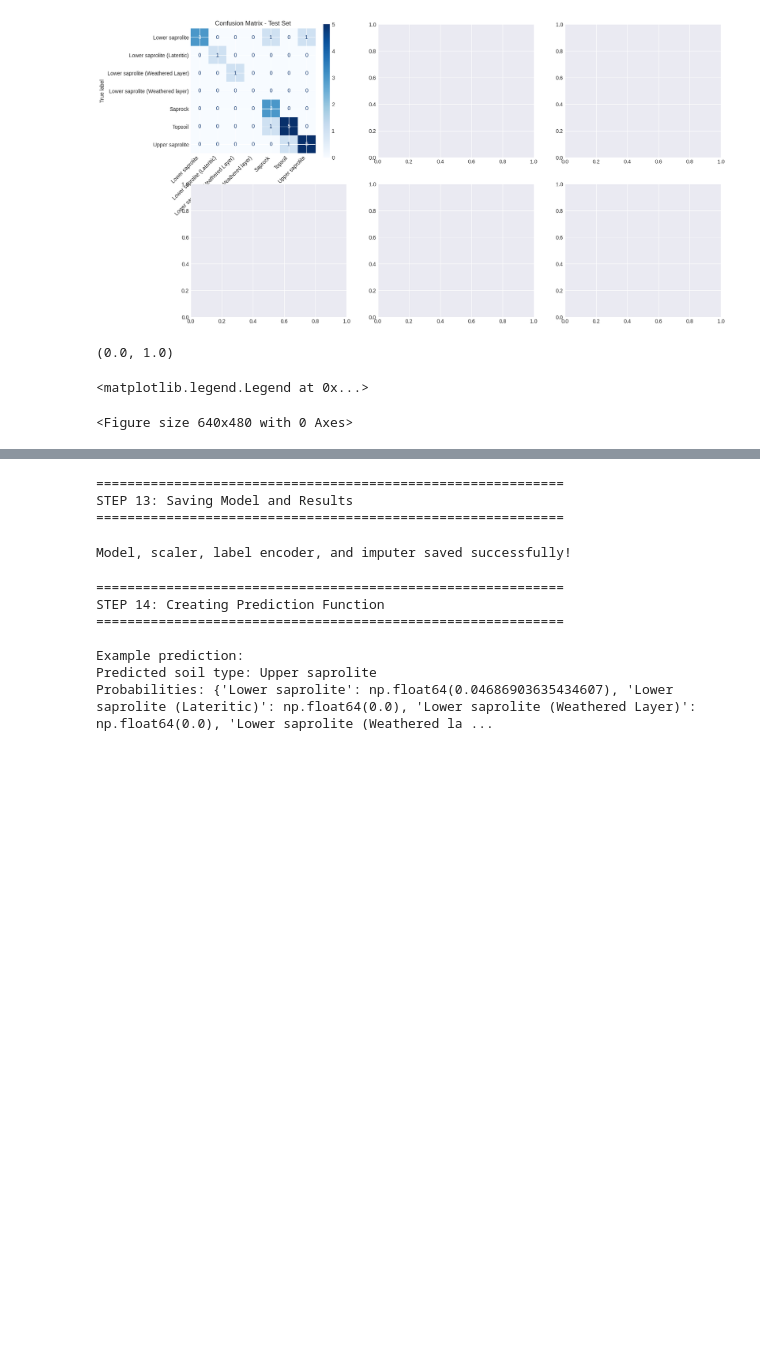
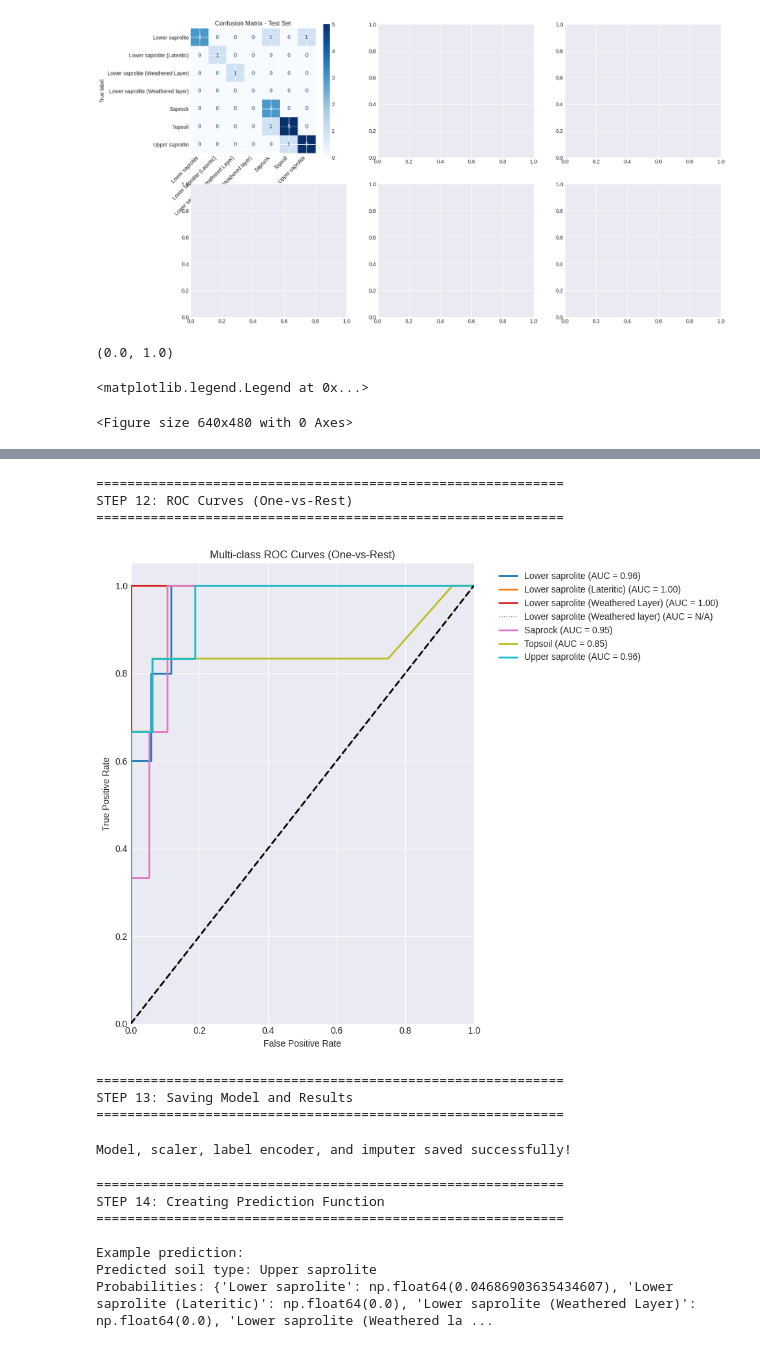
Before and after one commit to SakaSaheed/AI-ML-Project, a Jupyter notebook: Prof_Igboama_VES.ipynb, the cells around one changed output, grey strips where cells are left out. Saved outputs shown, nothing was run; the diff lists cells and outputs as text; code cells hidden in the pictures; blank space fills up the shorter version.

```diff
--- a/Prof_Igboama_VES.ipynb
+++ b/Prof_Igboama_VES.ipynb
@@ -765,3 +711,76 @@ STEP 12: ROC Curves (One-vs-Rest)
+# %%
+import numpy as np
+from sklearn.preprocessing import label_binarize
+from sklearn.metrics import roc_curve, auc
+import matplotlib.pyplot as plt
+
+# ============================================
+# STEP 12: ROC CURVES (for multi-class)
+# ============================================
+print("\n" + "="*60)
+print("STEP 12: ROC Curves (One-vs-Rest)")
+print("="*60)
+
+# Use the classes the RandomForestClassifier was trained on as the reference for ROC curves.
+# This ensures alignment with the columns of y_pred_proba.
+roc_plot_classes = rf_model.classes_
+n_classes_for_roc = len(roc_plot_classes)
+
+# Binarize the true labels for ROC curves, explicitly using the classes from the model
+y_test_bin = label_binarize(y_test, classes=roc_plot_classes)
+
+# Compute ROC curve and ROC area for each class
+fpr = dict()
+tpr = dict()
+roc_auc = dict()
+
+for i in range(n_classes_for_roc):
+    # y_pred_proba's columns are already ordered according to rf_model.classes_ (roc_plot_classes)
+    # So, y_pred_proba[:, i] corresponds to the i-th class in roc_plot_classes.
+    # Check if the current class 'i' has any positive samples in y_test_bin,
+    # or if there are any predicted scores for it, to avoid errors with roc_curve
+    if np.sum(y_test_bin[:, i]) > 0 and np.std(y_pred_proba[:, i]) > 0:
+        fpr[i], tpr[i], _ = roc_curve(y_test_bin[:, i], y_pred_proba[:, i])
+        roc_auc[i] = auc(fpr[i], tpr[i])
+    else:
+        # If no positive samples or constant predictions, set AUC to NaN and plot a diagonal line
+        fpr[i] = [0, 1]
+        tpr[i] = [0, 1]
+        roc_auc[i] = np.nan # Use NaN for AUC if cannot be computed meaningfully
+
+# Plot ROC curves
+plt.figure(figsize=(10, 8))
+colors = plt.cm.tab10(np.linspace(0, 1, n_classes_for_roc))
+
+for i, color in zip(range(n_classes_for_roc), colors):
+    # Get the actual lithology name for the current encoded class
+    class_label = label_encoder.inverse_transform([roc_plot_classes[i]])[0]
+    # Only plot if AUC is not NaN (meaning it was successfully computed)
+    if not np.isnan(roc_auc[i]):
+        plt.plot(fpr[i], tpr[i], color=color, lw=2,
+                 label=f'{class_label} (AUC = {roc_auc[i]:.2f})')
+    else:
+        # Plot a dashed line for classes with no positive samples, etc.
+        plt.plot(fpr[i], tpr[i], color=color, lw=1, linestyle=':',
+                 label=f'{class_label} (AUC = N/A)')
+
+
+plt.plot([0, 1], [0, 1], 'k--', lw=2)
+plt.xlim([0.0, 1.0])
+plt.ylim([0.0, 1.05])
+plt.xlabel('False Positive Rate')
+plt.ylabel('True Positive Rate')
+plt.title('Multi-class ROC Curves (One-vs-Rest)')
+plt.legend(bbox_to_anchor=(1.05, 1), loc='upper left')
+plt.grid(True)
+plt.tight_layout()
+plt.savefig('3_roc_curves.png', dpi=300, bbox_inches='tight')
+plt.show()
+# %% [output]
+============================================================
+STEP 12: ROC Curves (One-vs-Rest)
+============================================================
+[figure, added]
 # %%
 # ============================================
 # STEP 13: SAVE MODEL AND RESULTS
```
Also changed, not shown: parts of 37 cells of this notebook.
